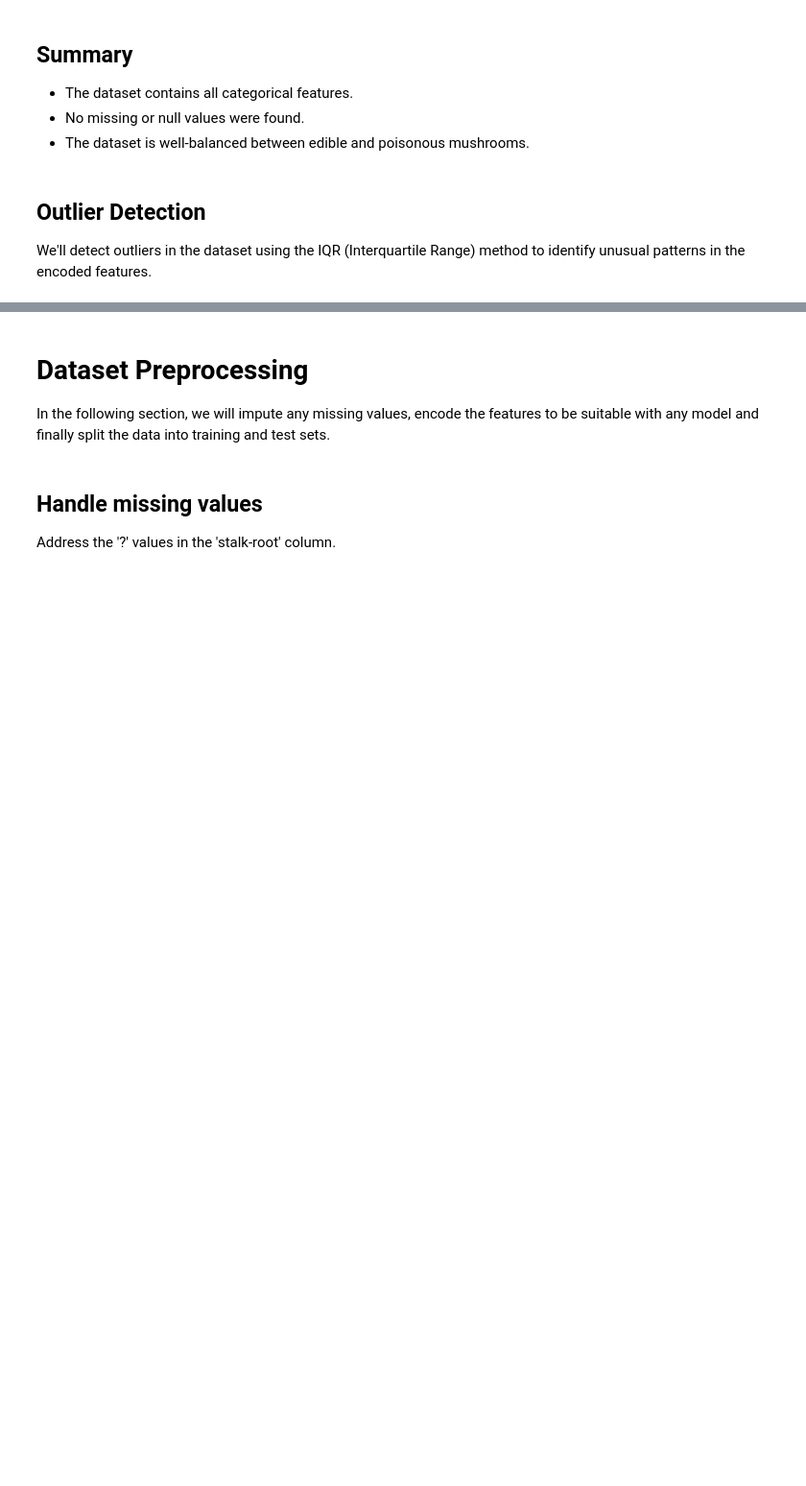
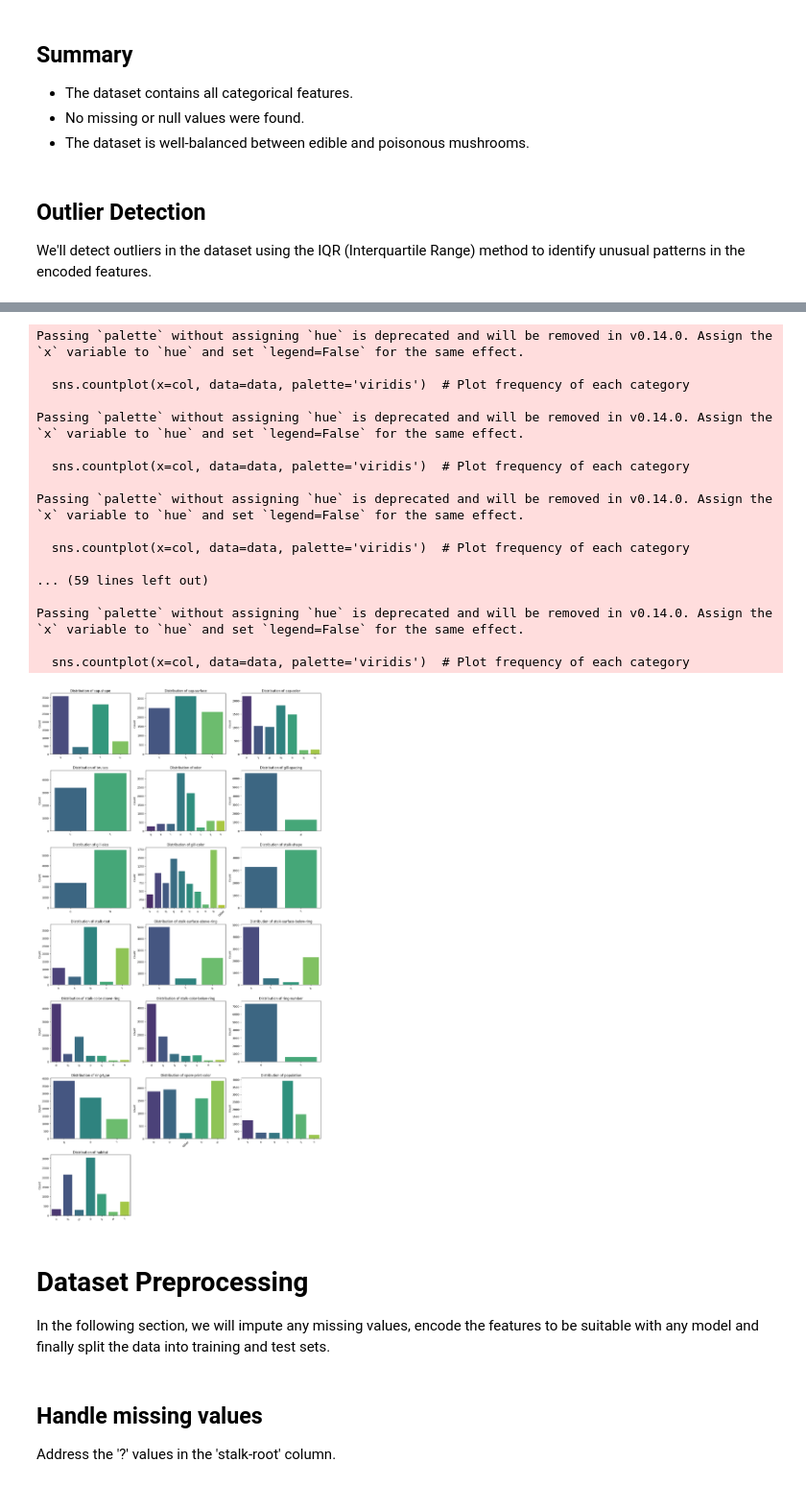
Before and after one commit to Nour184/mushroom-predictor, a Jupyter notebook: MushroomClassification_prj.ipynb, the cells around one changed output, grey strips where cells are left out. Shown at 96% size. Saved outputs shown, nothing was run; the diff lists cells and outputs as text; code cells hidden in the pictures; blank space fills up the shorter version.

```diff
--- a/MushroomClassification_prj.ipynb
+++ b/MushroomClassification_prj.ipynb
@@ -153,0 +255,9 @@ print("=" * 60)
+# %%
+for col in data.select_dtypes(include=['object', 'category']).columns:
+    freq = data[col].value_counts(normalize=True)
+    rare_cats = freq[freq < threshold].index
+    if len(rare_cats) > 0:
+        data[col] = data[col].replace(rare_cats, 'Other')
+        print(f"Replaced rare categories in '{col}' with 'Other'")
+
+print("\n All rare categories (below threshold) have been grouped into 'Other'")
@@ -153,0 +278,9 @@ print("=" * 60)
+# %%
+for col in data.select_dtypes(include=['object', 'category']).columns:
+    freq = data[col].value_counts(normalize=True)
+    rare_cats = freq[freq < threshold].index
+    if len(rare_cats) > 0:
+        data = data[~data[col].isin(rare_cats)]
+        print(f"Dropped rows with rare categories in '{col}'")
+
+print(f"\nRemaining rows: {len(data)} ({len(data)/total_rows*100:.2f}% kept)")
@@ -154,3 +298,49 @@ print("=" * 60)
+# %%
+import seaborn as sns
+import matplotlib.pyplot as plt
+import math
+
+# Get all categorical feature names
+cat_cols = data.select_dtypes(include=['object', 'category']).columns.tolist()
+
+# If you have a target variable, remove it so only features remain
+cat_cols = [col for col in cat_cols if col != 'class']
+
+# Create subplots — 3 columns per row
+n = len(cat_cols)
+rows = math.ceil(n / 3)
+plt.figure(figsize=(15, rows * 4))
+
+# Loop through each categorical column
+for i, col in enumerate(cat_cols, 1):
+    plt.subplot(rows, 3, i)                         # Choose subplot position
+    sns.countplot(x=col, data=data, palette='viridis')  # Plot frequency of each category
+    plt.title(f"Distribution of {col}")              # Title for clarity
+    plt.xticks(rotation=45)                          # Rotate labels for readability
+    plt.xlabel("")                                   # Hide redundant labels
+    plt.ylabel("Count")
+
+plt.tight_layout()
+plt.show()
+# %% [output]
+Passing `palette` without assigning `hue` is deprecated and will be removed in v0.14.0. Assign the `x` variable to `hue` and set `legend=False` for the same effect.
+
+  sns.countplot(x=col, data=data, palette='viridis')  # Plot frequency of each category
+
+Passing `palette` without assigning `hue` is deprecated and will be removed in v0.14.0. Assign the `x` variable to `hue` and set `legend=False` for the same effect.
+
+  sns.countplot(x=col, data=data, palette='viridis')  # Plot frequency of each category
+
+Passing `palette` without assigning `hue` is deprecated and will be removed in v0.14.0. Assign the `x` variable to `hue` and set `legend=False` for the same effect.
+
+  sns.countplot(x=col, data=data, palette='viridis')  # Plot frequency of each category
+
+... (59 lines left out)
+
+Passing `palette` without assigning `hue` is deprecated and will be removed in v0.14.0. Assign the `x` variable to `hue` and set `legend=False` for the same effect.
+
+  sns.countplot(x=col, data=data, palette='viridis')  # Plot frequency of each category
+[figure, added]
 # %% [markdown]
 # Dataset Preprocessing
 In the following section, we will impute any missing values, encode the features to be suitable with any model and finally split the data into training and test sets.
```
Also changed, not shown: parts of 33 cells of this notebook.
